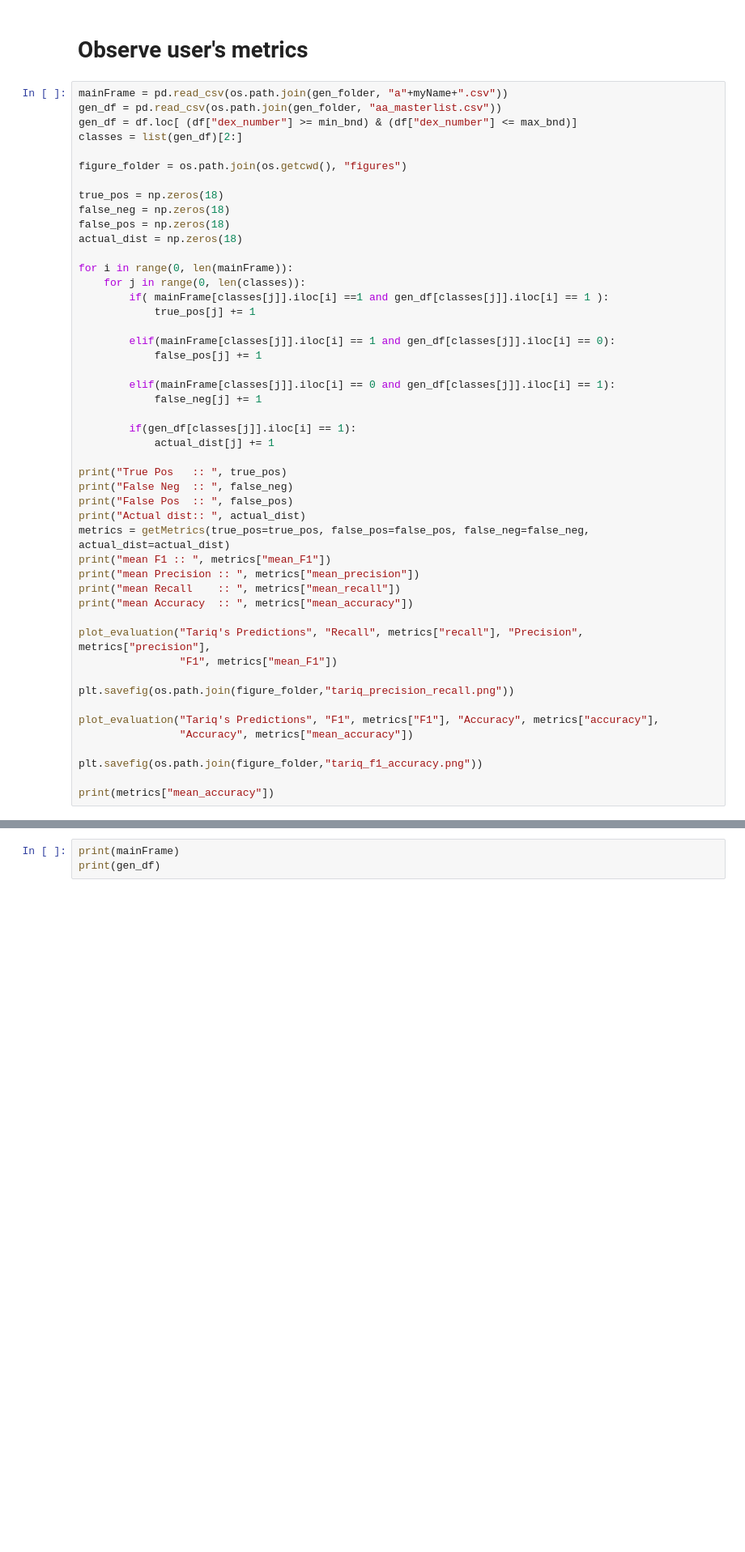
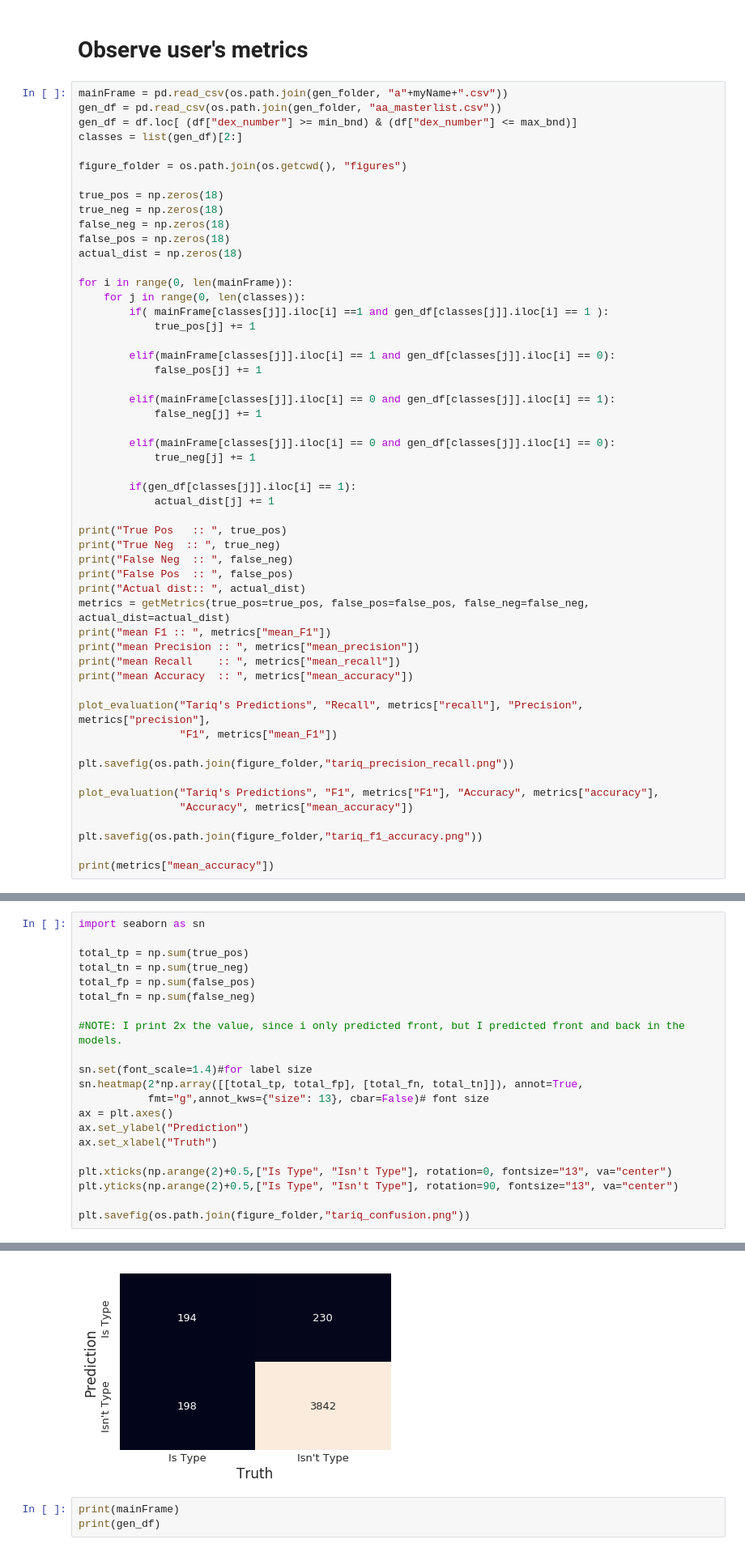
Before and after one commit to tzahroof/PokemonTypeNN, a Jupyter notebook: Bayesian Approximator.ipynb, the cells around one changed output, grey strips where cells are left out. Shown at 81% size. Cells and saved outputs as stored; diff of their text form; blank space fills up the shorter version.

Commit message:
Added confusion matrix

```diff
--- a/Bayesian Approximator.ipynb
+++ b/Bayesian Approximator.ipynb
@@ -224,6 +224,7 @@ classes = list(gen_df)[2:]
 figure_folder = os.path.join(os.getcwd(), "figures")
 
 true_pos = np.zeros(18)
+true_neg = np.zeros(18)
 false_neg = np.zeros(18)
 false_pos = np.zeros(18)
 actual_dist = np.zeros(18)
@@ -239,10 +240,14 @@ for i in range(0, len(mainFrame)):
         elif(mainFrame[classes[j]].iloc[i] == 0 and gen_df[classes[j]].iloc[i] == 1):
             false_neg[j] += 1
 
+        elif(mainFrame[classes[j]].iloc[i] == 0 and gen_df[classes[j]].iloc[i] == 0):
+            true_neg[j] += 1
+
         if(gen_df[classes[j]].iloc[i] == 1):
             actual_dist[j] += 1
 
 print("True Pos   :: ", true_pos)
+print("True Neg  :: ", true_neg)
 print("False Neg  :: ", false_neg)
 print("False Pos  :: ", false_pos)
 print("Actual dist:: ", actual_dist)
@@ -275,3 +282,25 @@ mean Accuracy  ::  0.49489795918367346
 0.49489795918367346
 [figure]
 [figure]
+# %%
+import seaborn as sn
+
+total_tp = np.sum(true_pos)
+total_tn = np.sum(true_neg)
+total_fp = np.sum(false_pos)
+total_fn = np.sum(false_neg)
+
+#NOTE: I print 2x the value, since i only predicted front, but I predicted front and back in the models.
+
+sn.set(font_scale=1.4)#for label size
+sn.heatmap(2*np.array([[total_tp, total_fp], [total_fn, total_tn]]), annot=True,
+           fmt="g",annot_kws={"size": 13}, cbar=False)# font size
+ax = plt.axes()
+ax.set_ylabel("Prediction")
+ax.set_xlabel("Truth")
+
+plt.xticks(np.arange(2)+0.5,["Is Type", "Isn't Type"], rotation=0, fontsize="13", va="center")
+plt.yticks(np.arange(2)+0.5,["Is Type", "Isn't Type"], rotation=90, fontsize="13", va="center")
+
+plt.savefig(os.path.join(figure_folder,"tariq_confusion.png"))
+# %% [output]
@@ -278,3 +309,4 @@ mean Accuracy  ::  0.49489795918367346
+[figure, added]
 # %%
 print(mainFrame)
 print(gen_df)
```
Also changed, not shown: parts of 2 cells of this notebook, 6 other files.
